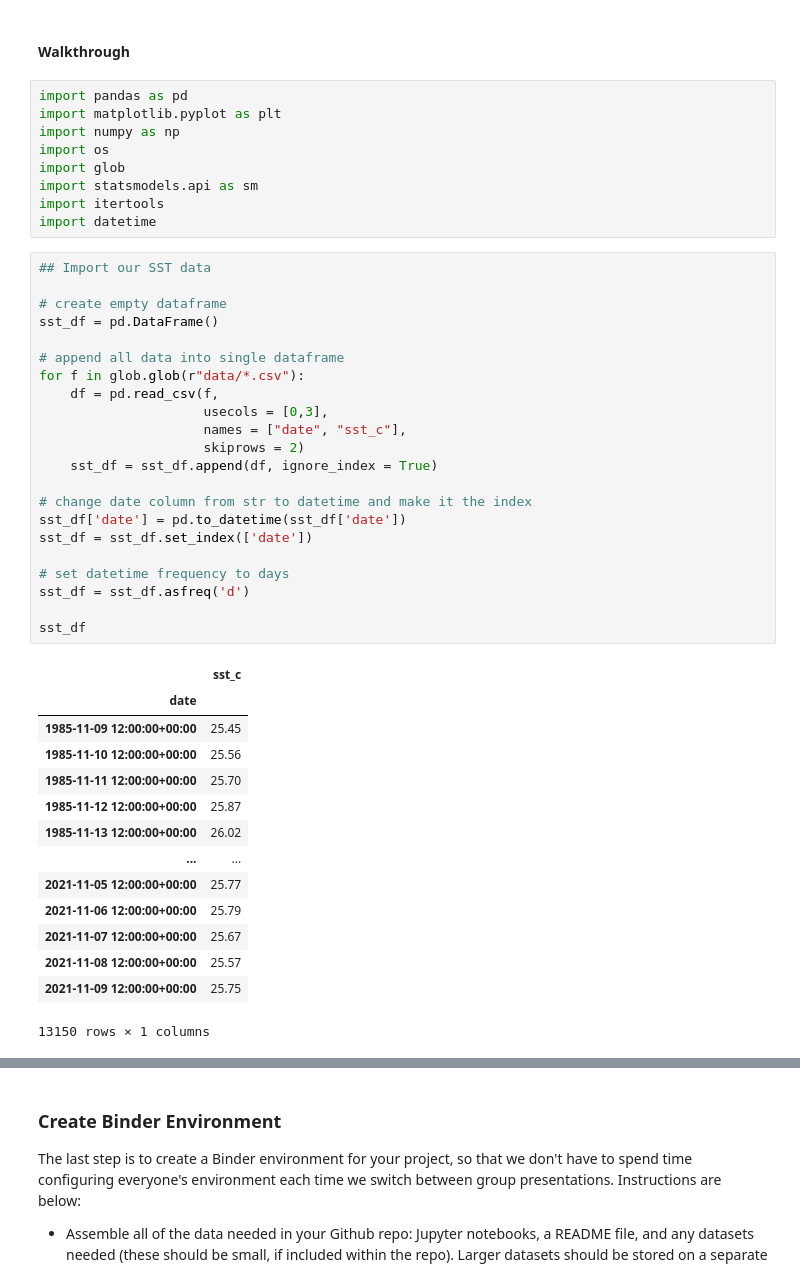
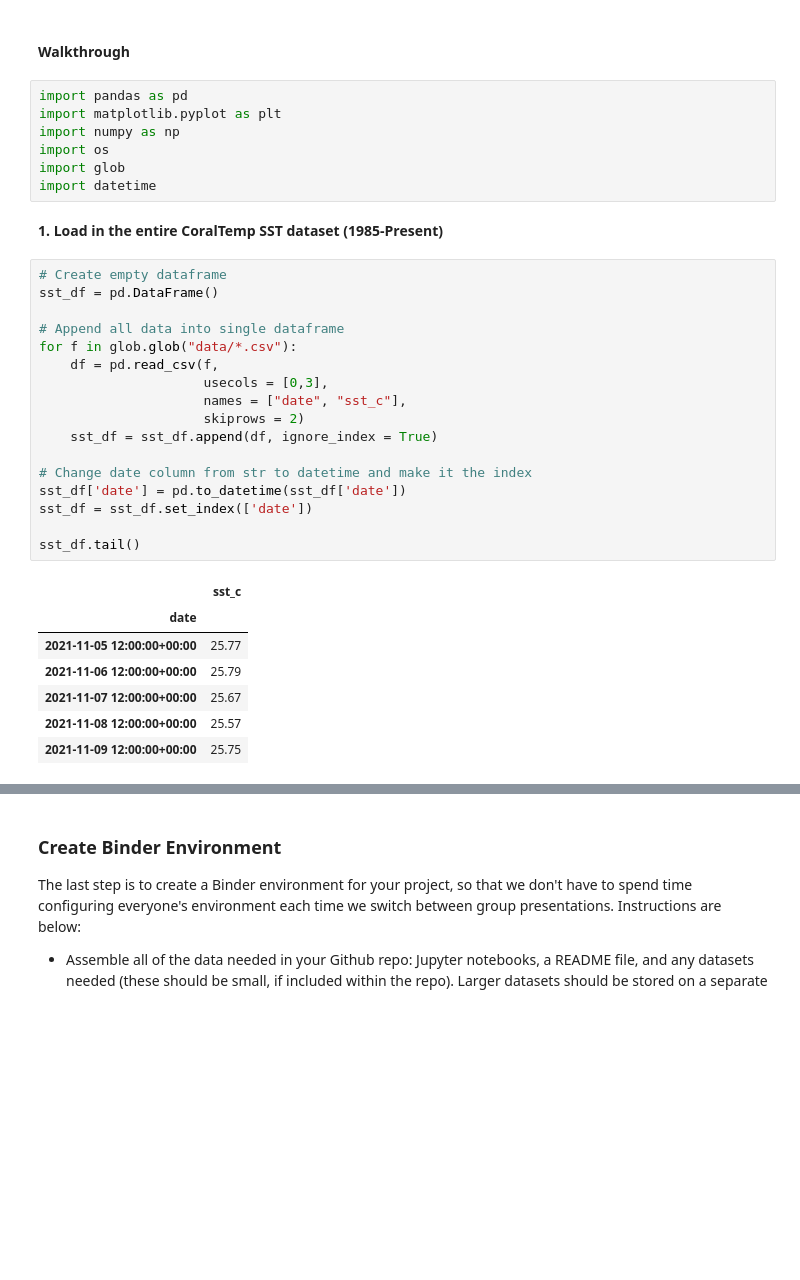
Before and after one commit to crcm-science/HW3_crcm-science, a Jupyter notebook: HW3_CoralTemp_Tutorial.ipynb, the cells around one changed output, grey strips where cells are left out. Saved outputs shown, nothing was run; the diff lists cells and outputs as text; blank space fills up the shorter version.

```diff
--- a/HW3_CoralTemp_Tutorial.ipynb
+++ b/HW3_CoralTemp_Tutorial.ipynb
@@ -180,43 +183,31 @@ import matplotlib.pyplot as plt
 import numpy as np
 import os
 import glob
-import statsmodels.api as sm
-import itertools
 import datetime
+# %% [markdown]
+**1. Load in the entire CoralTemp SST dataset (1985-Present)**
 # %%
-## Import our SST data
-
-# create empty dataframe
+# Create empty dataframe
 sst_df = pd.DataFrame()
 
-# append all data into single dataframe
-for f in glob.glob(r"data/*.csv"):
+# Append all data into single dataframe
+for f in glob.glob("data/*.csv"):
     df = pd.read_csv(f,
                      usecols = [0,3],
                      names = ["date", "sst_c"],
                      skiprows = 2)
     sst_df = sst_df.append(df, ignore_index = True)
 
-# change date column from str to datetime and make it the index
+# Change date column from str to datetime and make it the index
 sst_df['date'] = pd.to_datetime(sst_df['date'])
 sst_df = sst_df.set_index(['date'])
 
-# set datetime frequency to days
-sst_df = sst_df.asfreq('d')
-
-sst_df
+sst_df.tail()
 # %% [output]
 |  | sst_c |
 | date |  |
-| 1985-11-09 12:00:00+00:00 | 25.45 |
-| 1985-11-10 12:00:00+00:00 | 25.56 |
-| 1985-11-11 12:00:00+00:00 | 25.70 |
-| 1985-11-12 12:00:00+00:00 | 25.87 |
-| 1985-11-13 12:00:00+00:00 | 26.02 |
-| ... | ... |
 | 2021-11-05 12:00:00+00:00 | 25.77 |
 | 2021-11-06 12:00:00+00:00 | 25.79 |
 | 2021-11-07 12:00:00+00:00 | 25.67 |
 | 2021-11-08 12:00:00+00:00 | 25.57 |
 | 2021-11-09 12:00:00+00:00 | 25.75 |
-13150 rows × 1 columns
```
Also changed, not shown: parts of 23 cells of this notebook, 3 other files.
